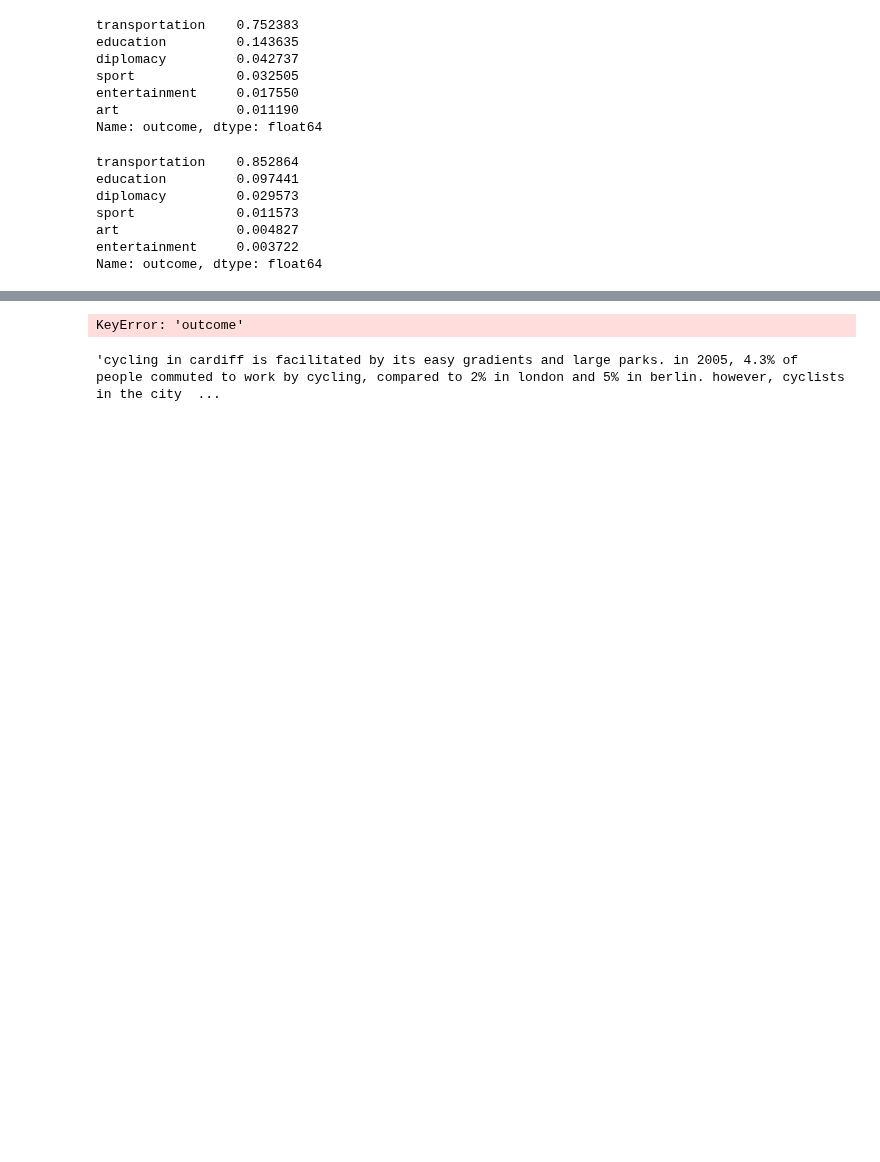
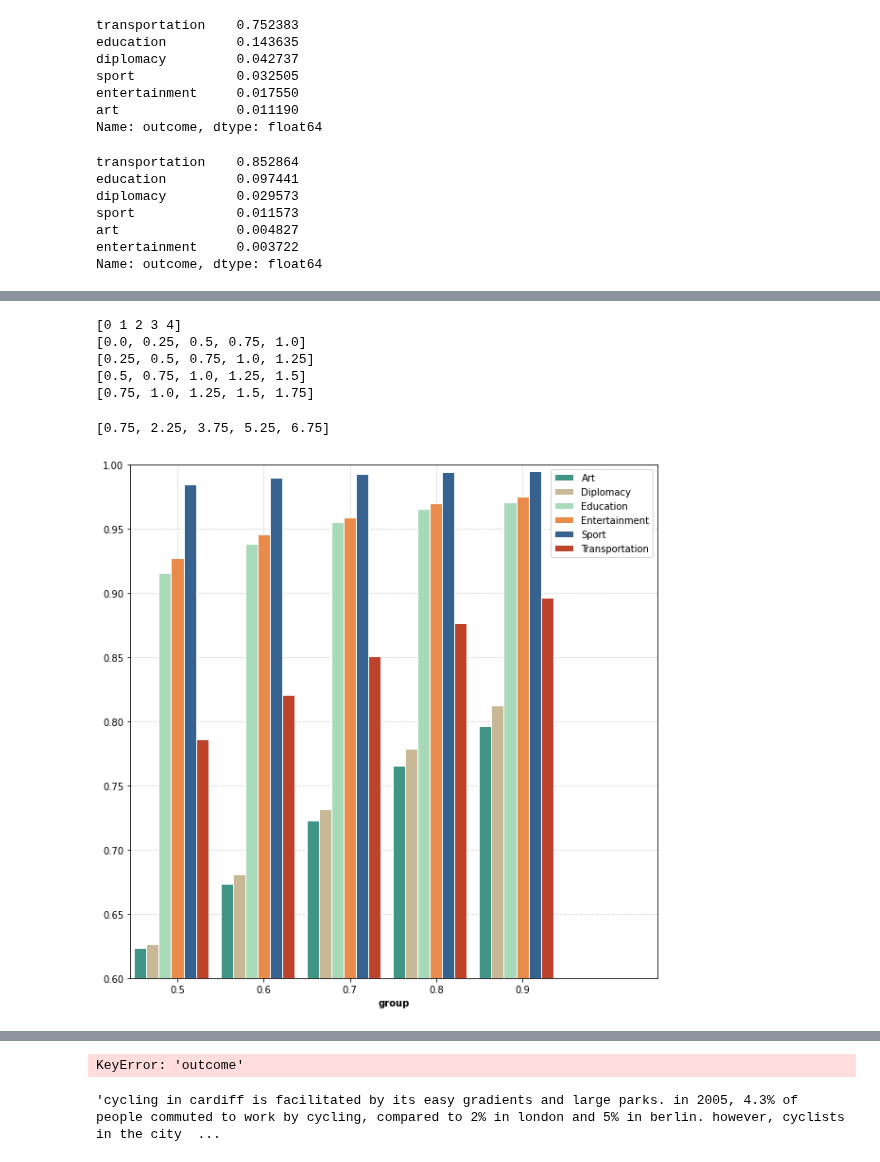
Before and after one commit to seriousdeejay/citynet, a Jupyter notebook: src/analyses/Diederik/Clean Code/3. Word Embedding Categorisation.ipynb, the cells around one changed output, grey strips where cells are left out. Saved outputs shown, nothing was run; the diff lists cells and outputs as text; code cells hidden in the pictures; blank space fills up the shorter version.

```diff
--- a/src/analyses/Diederik/Clean Code/3. Word Embedding Categorisation.ipynb
+++ b/src/analyses/Diederik/Clean Code/3. Word Embedding Categorisation.ipynb
@@ -353,2 +288,4 @@ import pandas as pd
 # %%
-df = pd.read_csv("classified_435_citypairs_311k_paragraphs_both_methods.csv")
+from ast import literal_eval
+df = pd.read_csv("../../../../../data/clean/classified_435_citypairs_311k_paragraphs_both_methods.csv")
+df['merged_POS'] = df['merged_POS'].apply(literal_eval)
@@ -683,0 +727,6 @@ Name: outcome, dtype: float64
+# %%
+new_merged_pos_len = [[] for x in merged_pos_len[0]]
+for index, topic in enumerate(merged_pos_len):
+    for i, value in enumerate(topic):
+        new_merged_pos_len[i].append(value)
+new_merged_pos_len
@@ -683,0 +751,10 @@ Name: outcome, dtype: float64
+# %%
+topics = ['Art', 'Diplomacy', 'Education', 'Entertainment', 'Sport', 'Transportation']
+thresholds = [0.5, 0.6, 0.7, 0.8, 0.9]
+topic_values = []
+for topic in topics:
+    values = []
+    for threshold in thresholds:
+        values.append(df[(df['idxmax'] == topic) & (df['max'] > threshold) & (df['merged_POS'].str.len() > 10)]['same_categorisation'].value_counts(normalize=True)[1])
+        #df[(df['idxmax'] == )  & (df['max'] > 0.8)]['outcome'].value_counts(normalize=True)
+    topic_values.append(values)
@@ -683,0 +789,57 @@ Name: outcome, dtype: float64
+# %%
+r1 = np.arange(len(topic_values[0]))
+#r1 = [r1[0] + barWidth * x for x in range(0, 5, 1)]
+r2 = [r1[0] + barWidth * x for x in range(0, 5, 1)]
+r3 = [r2[1] + barWidth * x for x in range(5)]
+r4 = [r3[1] + barWidth * x for x in range(5)]
+r5 = [r4[1] + barWidth * x for x in range(5)]
+print(r1)
+print(r2)
+print(r3)
+print(r4)
+print(r5)
+#r2 = [x + barWidth for x in r1]
+#print(r2)
+#r3 = [x + barWidth + 0.25 for x in r2]
+#print(r3)
+# %% [output]
+[0 1 2 3 4]
+[0.0, 0.25, 0.5, 0.75, 1.0]
+[0.25, 0.5, 0.75, 1.0, 1.25]
+[0.5, 0.75, 1.0, 1.25, 1.5]
+[0.75, 1.0, 1.25, 1.5, 1.75]
+# %%
+r1 = np.arange(0, len(topic_values[0])+3.5, 1.75)
+[(barWidth*r)-0.75 for r in range(6, len(topic_values)*6, 6)]
+# %% [output]
+[0.75, 2.25, 3.75, 5.25, 6.75]
+# %%
+import matplotlib.pyplot as plt
+
+plt.figure(figsize=(10, 10), facecolor="w")
+
+# set width of bars
+barWidth = 0.25
+
+# Make the plot
+colors = ['#7f6d5f', '#557f2d', '#2d7f5e', '#814437', '#469CBA', '#46BA8C']
+colors = ["#419587", "#C8B896", "#A8DAB9", "#E88B4B", "#366290", "#BD432A"]
+
+r1 = np.arange(0, len(topic_values[0])+3.5, 1.75)
+
+for idx, topic in enumerate(topic_values):
+    plt.bar(r1, topic, color=colors[idx], width=barWidth, edgecolor='white', label=topics[idx], zorder=3)
+    r1= [x + barWidth for x in r1]
+
+# Add xticks on the middle of the group bars
+plt.xlabel('group', fontweight='bold')
+plt.xticks([0.75, 2.5, 4.25, 6.0, 7.75], ['0.5', '0.6', '0.7', '0.8', '0.9'])
+plt.ylim(0.6, 1)
+plt.xlim(-.2, 10.5)
+
+# Create legend & Show graphic
+plt.legend(loc='upper right')
+plt.grid(zorder=0, color='lightgray', linestyle='--')
+plt.show()
+# %% [output]
+[figure, added]
```
Also changed, not shown: parts of 52 cells of this notebook.
